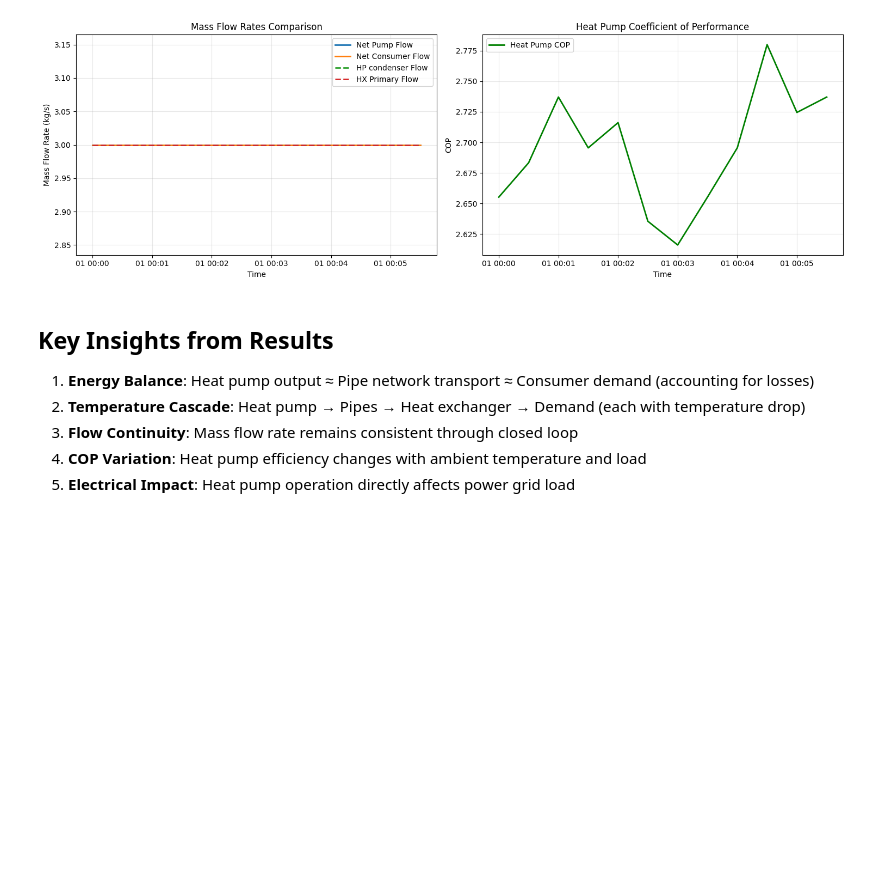
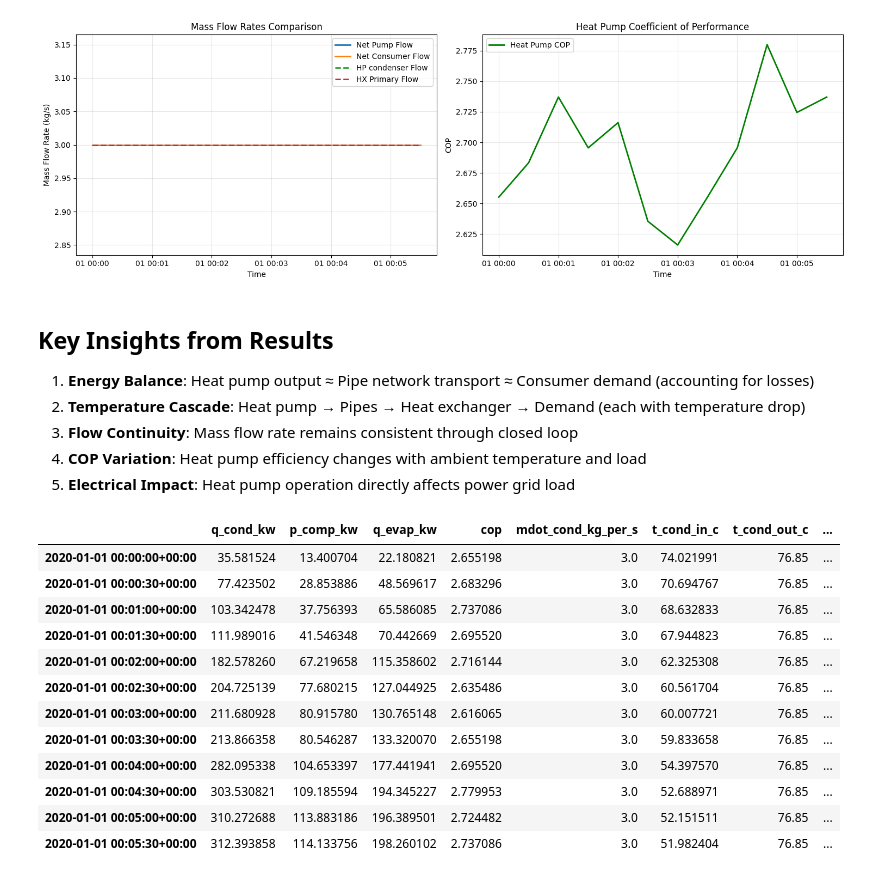
Before and after one commit to e2nIEE/pandaprosumer, a Jupyter notebook: tutorials/energy_system.ipynb, the cells around one changed output. Drawn from its saved outputs; the diff is of its cells as text; code cells hidden in the pictures; blank space fills up the shorter version.

```diff
--- a/tutorials/energy_system.ipynb
+++ b/tutorials/energy_system.ipynb
@@ -711,3 +711,19 @@ plt.show()
 3. **Flow Continuity**: Mass flow rate remains consistent through closed loop
 4. **COP Variation**: Heat pump efficiency changes with ambient temperature and load
 5. **Electrical Impact**: Heat pump operation directly affects power grid load
+# %%
+prosumer_prod.time_series.data_source.loc[0].df
+# %% [output]
+|  | q_cond_kw | p_comp_kw | q_evap_kw | cop | mdot_cond_kg_per_s | t_cond_in_c | t_cond_out_c | ... |
+| 2020-01-01 00:00:00+00:00 | 35.581524 | 13.400704 | 22.180821 | 2.655198 | 3.0 | 74.021991 | 76.85 | ... |
+| 2020-01-01 00:00:30+00:00 | 77.423502 | 28.853886 | 48.569617 | 2.683296 | 3.0 | 70.694767 | 76.85 | ... |
+| 2020-01-01 00:01:00+00:00 | 103.342478 | 37.756393 | 65.586085 | 2.737086 | 3.0 | 68.632833 | 76.85 | ... |
+| 2020-01-01 00:01:30+00:00 | 111.989016 | 41.546348 | 70.442669 | 2.695520 | 3.0 | 67.944823 | 76.85 | ... |
+| 2020-01-01 00:02:00+00:00 | 182.578260 | 67.219658 | 115.358602 | 2.716144 | 3.0 | 62.325308 | 76.85 | ... |
+| 2020-01-01 00:02:30+00:00 | 204.725139 | 77.680215 | 127.044925 | 2.635486 | 3.0 | 60.561704 | 76.85 | ... |
+| 2020-01-01 00:03:00+00:00 | 211.680928 | 80.915780 | 130.765148 | 2.616065 | 3.0 | 60.007721 | 76.85 | ... |
+| 2020-01-01 00:03:30+00:00 | 213.866358 | 80.546287 | 133.320070 | 2.655198 | 3.0 | 59.833658 | 76.85 | ... |
+| 2020-01-01 00:04:00+00:00 | 282.095338 | 104.653397 | 177.441941 | 2.695520 | 3.0 | 54.397570 | 76.85 | ... |
+| 2020-01-01 00:04:30+00:00 | 303.530821 | 109.185594 | 194.345227 | 2.779953 | 3.0 | 52.688971 | 76.85 | ... |
+| 2020-01-01 00:05:00+00:00 | 310.272688 | 113.883186 | 196.389501 | 2.724482 | 3.0 | 52.151511 | 76.85 | ... |
+| 2020-01-01 00:05:30+00:00 | 312.393858 | 114.133756 | 198.260102 | 2.737086 | 3.0 | 51.982404 | 76.85 | ... |
```
Also changed, not shown: parts of 1 cell of this notebook, 8 other files.
